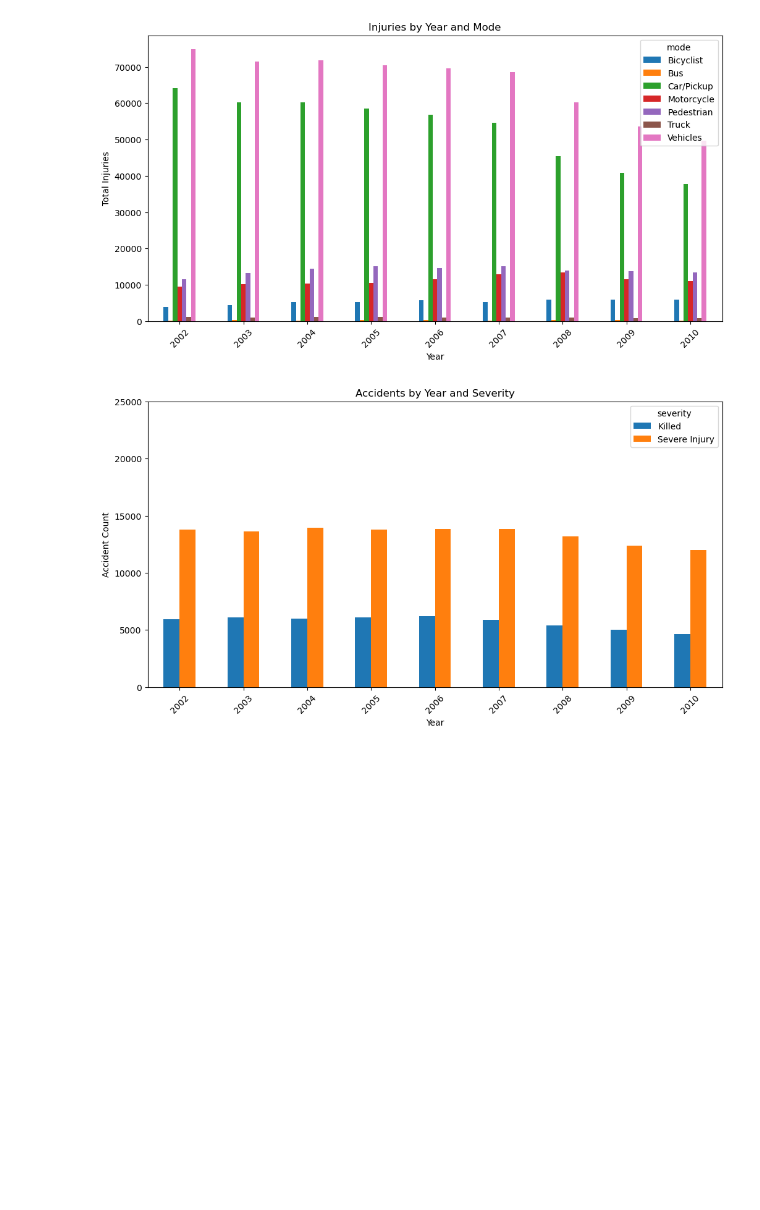
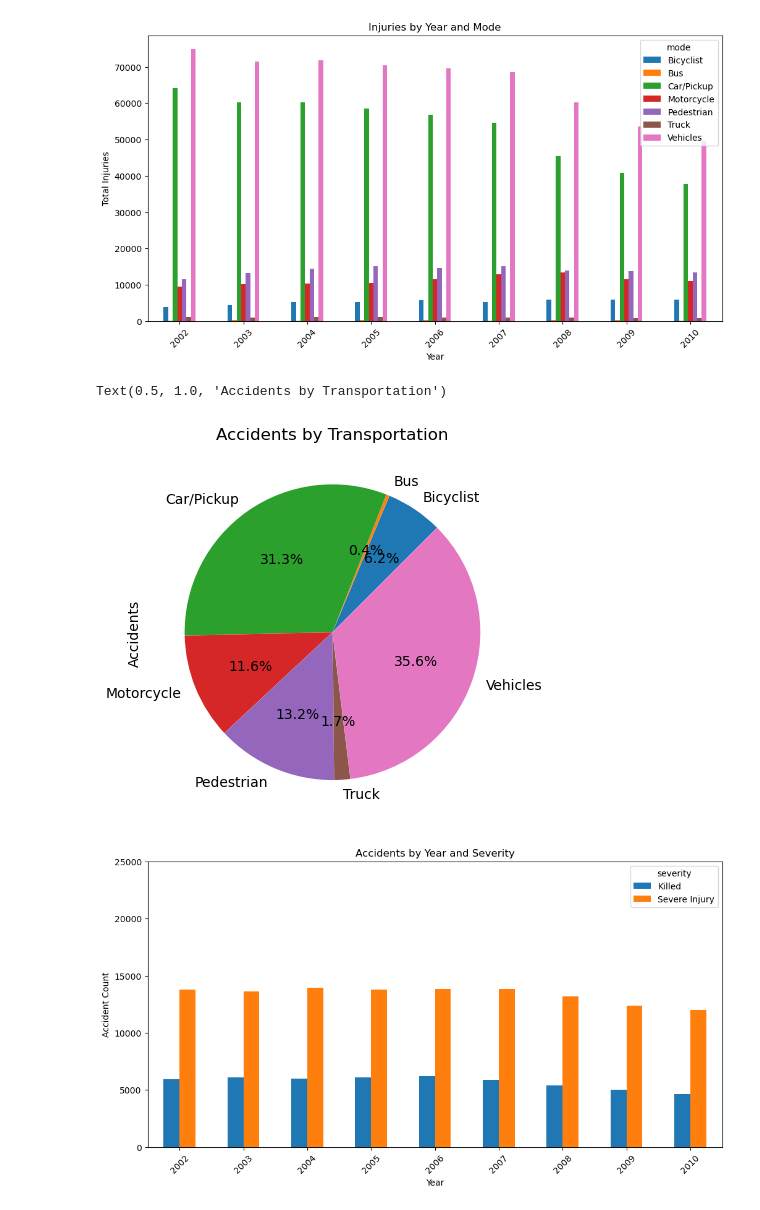
Before and after one commit to PadmaGuna/Project1, a Jupyter notebook: Monica.ipynb, the cells around one changed output. Drawn from its saved outputs; the diff is of its cells as text; code cells hidden in the pictures; blank space fills up the shorter version.

```diff
--- a/Monica.ipynb
+++ b/Monica.ipynb
@@ -370,3 +420,14 @@ plt.show()
 #save in data folder
 # %% [output]
 [figure]
+# %%
+# Accidents by mode
+collisions_by_mode = clean_df.groupby('mode').size().reset_index(name='Accidents')
+collisions_by_mode
+
+# Plot a pie chart using the DataFrame
+collisions_by_mode.set_index('mode')['Accidents'].plot.pie(autopct='%1.1f%%', startangle=45)
+plt.title('Accidents by Transportation')
+# %% [output]
+Text(0.5, 1.0, 'Accidents by Transportation')
+[figure, added]
```
Also changed, not shown: parts of 6 cells of this notebook.
